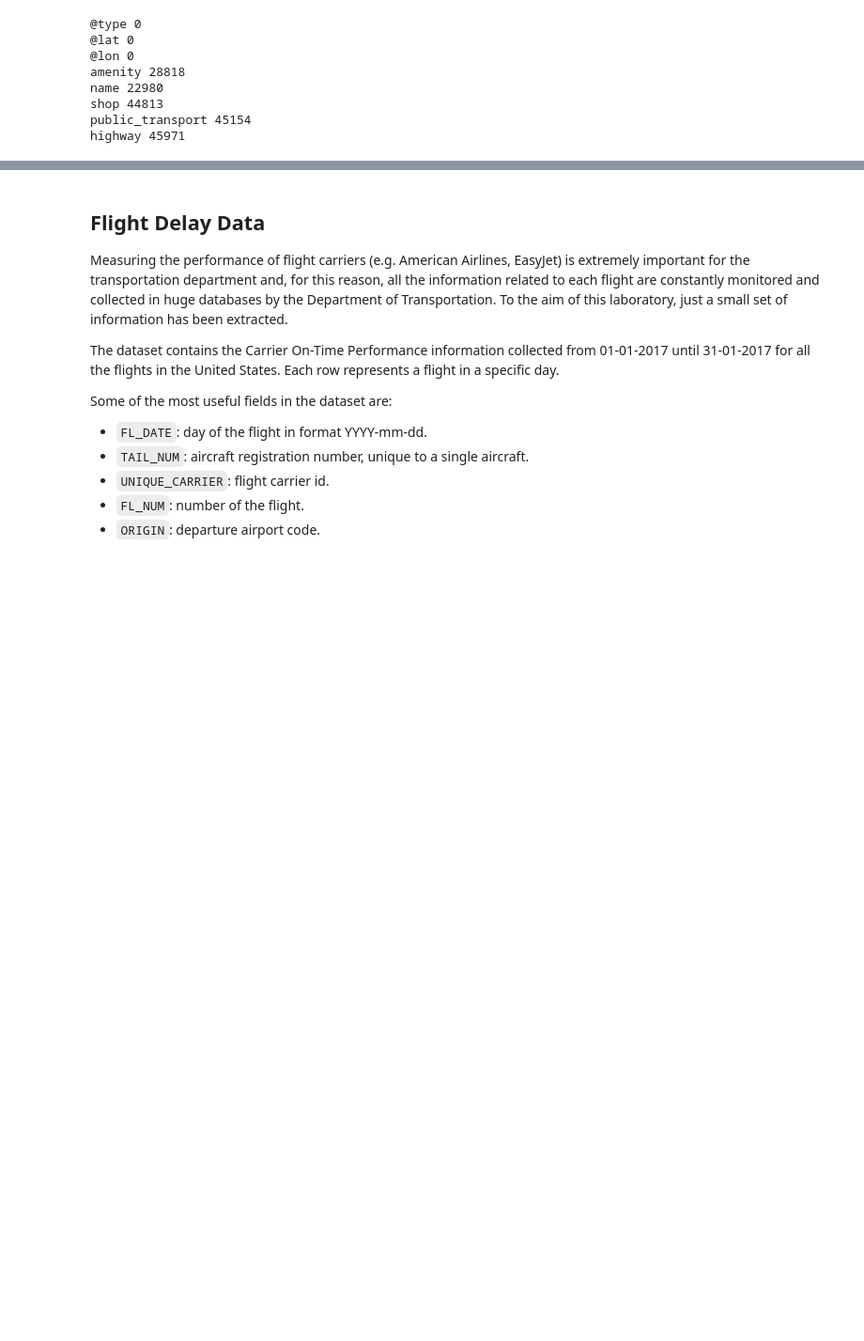
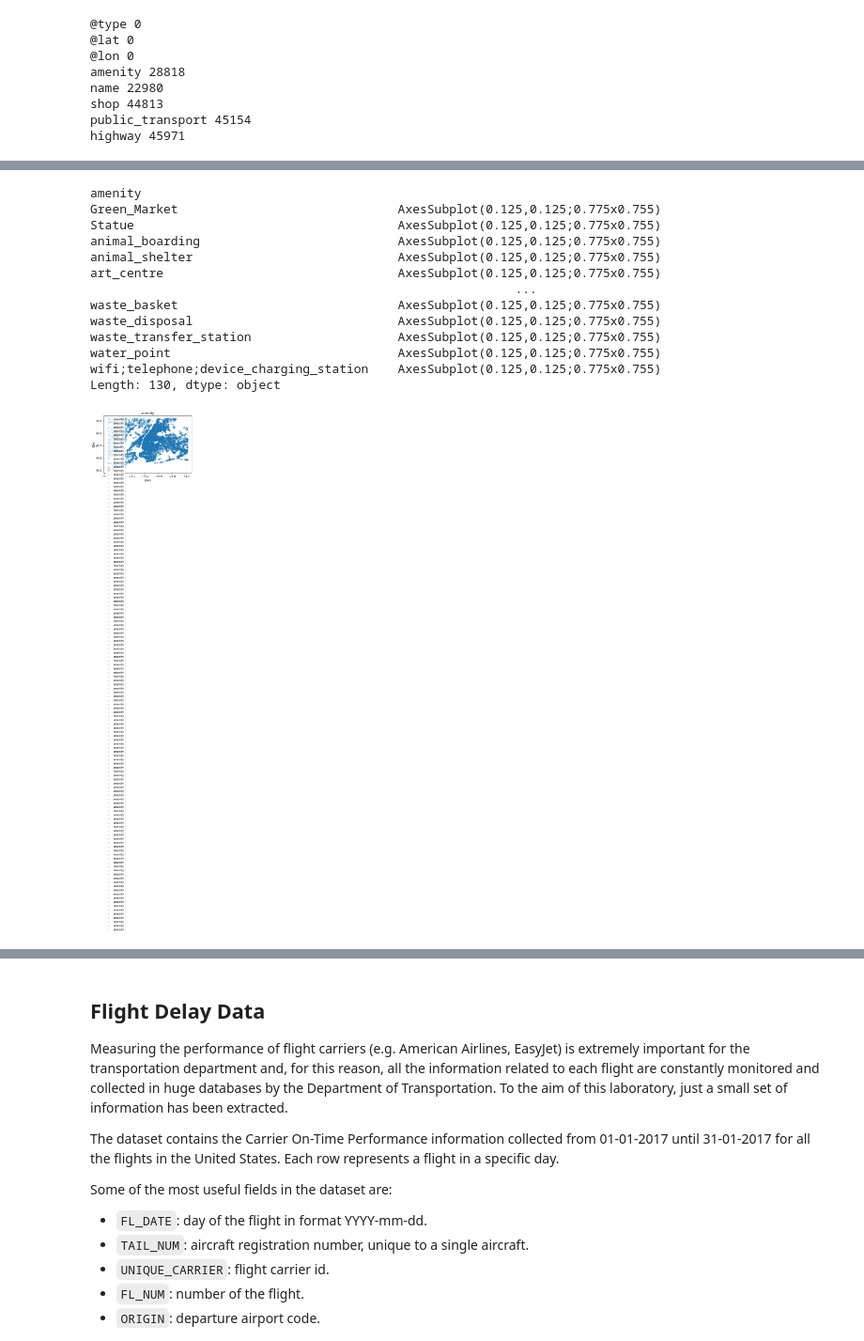
Before and after one commit to notlosca/data-science-lab, a Jupyter notebook: laboratories/lab_05/lab_05.ipynb, the cells around one changed output, grey strips where cells are left out. Shown at 94% size. Drawn from its saved outputs; the diff is of its cells as text; code cells hidden in the pictures; blank space fills up the shorter version.

```diff
--- a/laboratories/lab_05/lab_05.ipynb
+++ b/laboratories/lab_05/lab_05.ipynb
@@ -161,2 +168,31 @@ for col in columns_to_plot:
 [figure]
 [figure]
+# %%
+import matplotlib.pyplot as plt
+img = plt.imread("New_York_City_Map.PNG")
+
+col = 'amenity'
+fig, ax = plt.subplots()
+prova = nyc_df[['@lat', '@lon', col]].dropna()
+
+# min_x, max_x = min(prova['@lon']) - .01, max(prova['@lon']) + .01
+# min_y, max_y = min(prova['@lat']) - .01, max(prova['@lat']) + .01
+# ax.imshow(img, extent=[min_x, max_x, min_y, max_y])
+# prova.plot(x='@lon', y='@lat', kind='scatter', alpha=.2, label=col, ax=ax, title=f'{col}')
+
+prova.groupby(by=col).plot(x='@lon', y='@lat', kind='scatter', alpha=.2, label=col, ax=ax, title=f'{col}')
+# %% [output]
+amenity
+Green_Market                              AxesSubplot(0.125,0.125;0.775x0.755)
+Statue                                    AxesSubplot(0.125,0.125;0.775x0.755)
+animal_boarding                           AxesSubplot(0.125,0.125;0.775x0.755)
+animal_shelter                            AxesSubplot(0.125,0.125;0.775x0.755)
+art_centre                                AxesSubplot(0.125,0.125;0.775x0.755)
+                                                          ...
+waste_basket                              AxesSubplot(0.125,0.125;0.775x0.755)
+waste_disposal                            AxesSubplot(0.125,0.125;0.775x0.755)
+waste_transfer_station                    AxesSubplot(0.125,0.125;0.775x0.755)
+water_point                               AxesSubplot(0.125,0.125;0.775x0.755)
+wifi;telephone;device_charging_station    AxesSubplot(0.125,0.125;0.775x0.755)
+Length: 130, dtype: object
+[figure, added]
```
Also changed, not shown: parts of 10 cells of this notebook.
